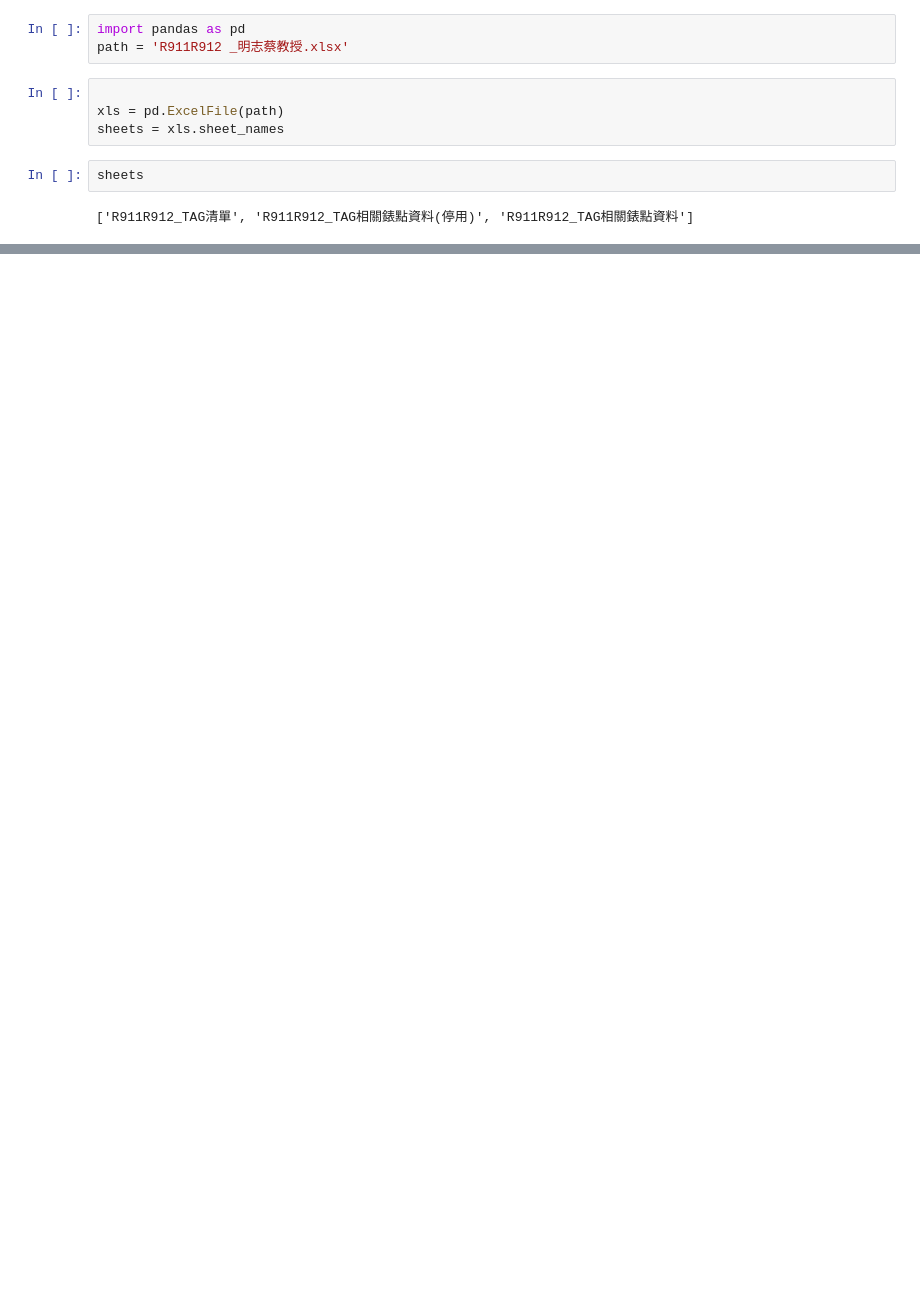
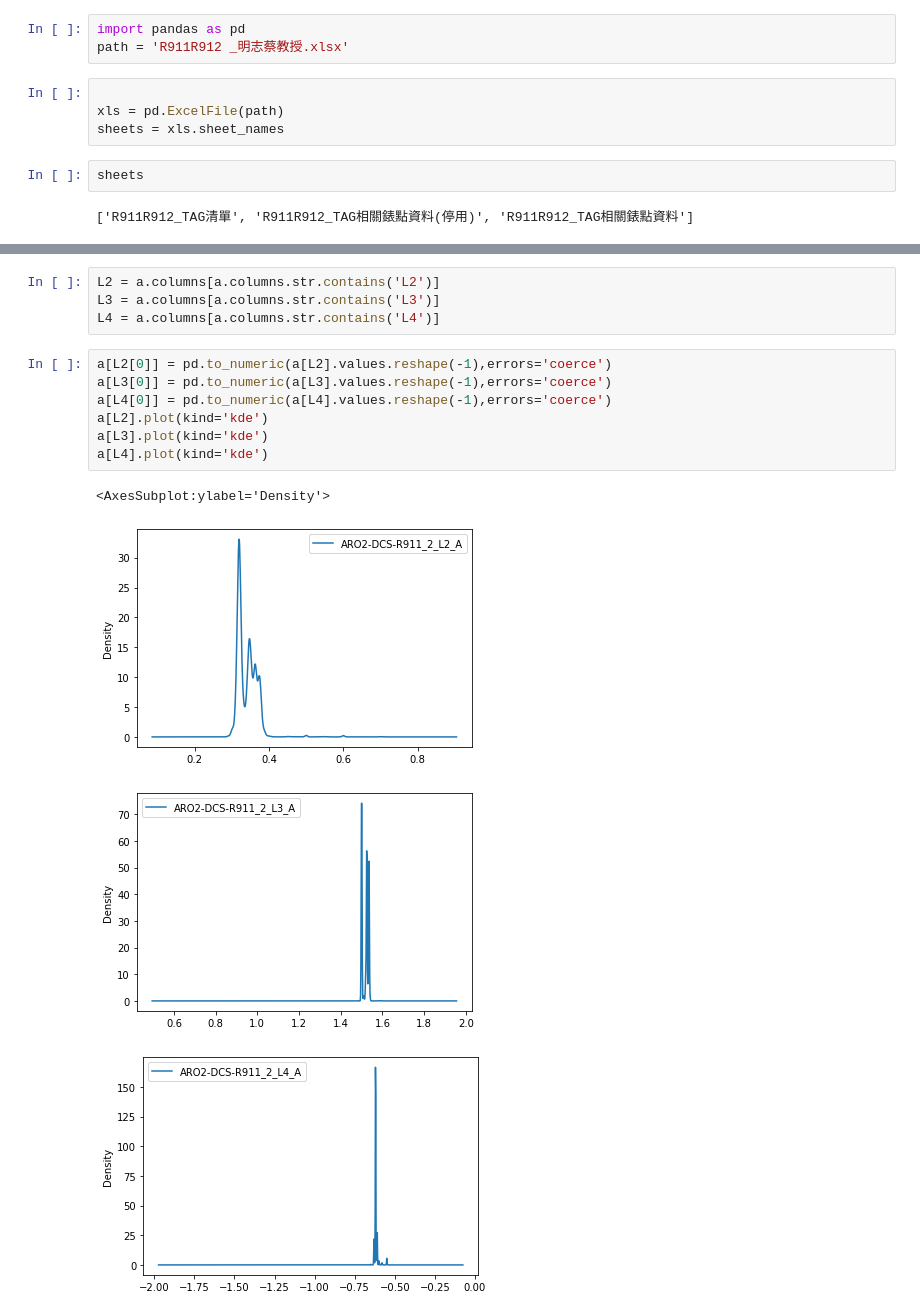
Before and after one commit to skywalker0803r/R911R912, a Jupyter notebook: EDA.ipynb, the cells around one changed output, grey strips where cells are left out. Saved outputs shown, nothing was run; the diff lists cells and outputs as text; blank space fills up the shorter version.

```diff
--- a/EDA.ipynb
+++ b/EDA.ipynb
@@ -61,0 +64,16 @@ ax.set_xticklabels(
+# %%
+L2 = a.columns[a.columns.str.contains('L2')]
+L3 = a.columns[a.columns.str.contains('L3')]
+L4 = a.columns[a.columns.str.contains('L4')]
+# %%
+a[L2[0]] = pd.to_numeric(a[L2].values.reshape(-1),errors='coerce')
+a[L3[0]] = pd.to_numeric(a[L3].values.reshape(-1),errors='coerce')
+a[L4[0]] = pd.to_numeric(a[L4].values.reshape(-1),errors='coerce')
+a[L2].plot(kind='kde')
+a[L3].plot(kind='kde')
+a[L4].plot(kind='kde')
+# %% [output]
+<AxesSubplot:ylabel='Density'>
+[figure, added]
+[figure, added]
+[figure, added]
```
Also changed, not shown: parts of 7 cells of this notebook.
